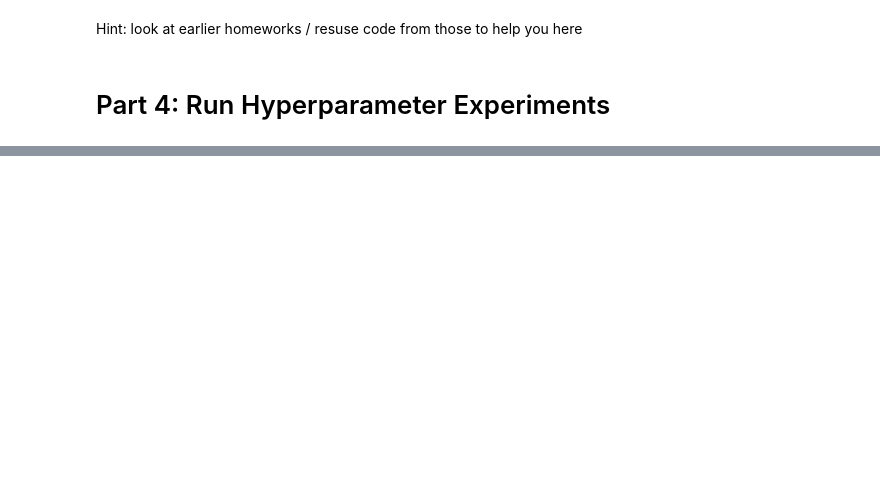
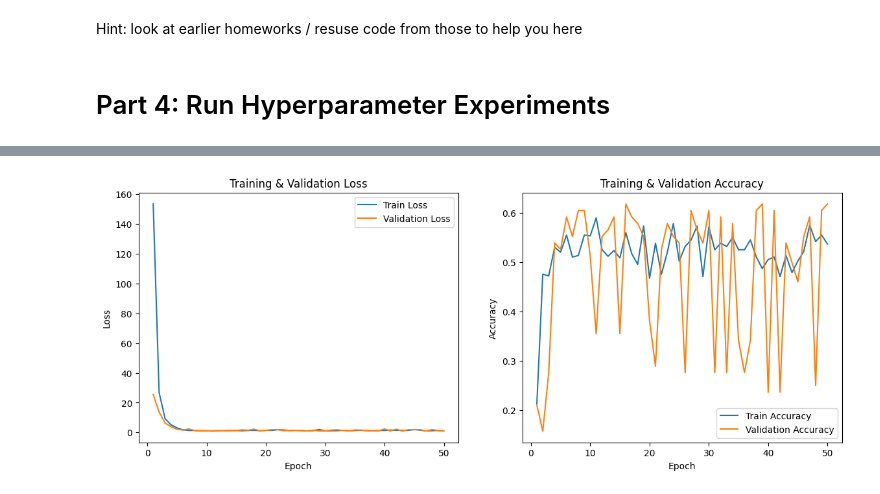
Before and after one commit to JanneWald/CS3960, a Jupyter notebook: HW7.ipynb, the cells around one changed output, grey strips where cells are left out. Drawn from its saved outputs; the diff is of its cells as text; code cells hidden in the pictures; blank space fills up the shorter version.

```diff
--- a/HW7.ipynb
+++ b/HW7.ipynb
@@ -943,0 +993,39 @@ TODO - Explain your experiments above. See assignment doc for more details.
+# %%
+epochs = range(1, 50 + 1)
+
+def get_result(results, descriptor):
+  for result in grid_results:
+    if result['descriptor'] != descriptor:
+      continue
+    else:
+      return result
+
+result = get_result(grid_results, hidden=32, lr=0.001, batch=64, layers=3)
+best_model_train_accuracies = result['train_curve']
+best_model_val_accuracies = result['val_curve']
+best_model_train_loss = result['train_loss']
+best_model_val_loss = result['val_loss']
+
+plt.figure(figsize=(14, 5))
+
+# Loss plot
+plt.subplot(1, 2, 1)
+plt.plot(epochs, best_model_train_loss, label='Train Loss')
+plt.plot(epochs, best_model_val_loss, label='Validation Loss')
+plt.xlabel('Epoch')
+plt.ylabel('Loss')
+plt.title('Training & Validation Loss')
+plt.legend()
+
+# Accuracy plot
+plt.subplot(1, 2, 2)
+plt.plot(epochs, best_model_train_accuracies, label='Train Accuracy')
+plt.plot(epochs, best_model_val_accuracies, label='Validation Accuracy')
+plt.xlabel('Epoch')
+plt.ylabel('Accuracy')
+plt.title('Training & Validation Accuracy')
+plt.legend()
+
+plt.show()
+# %% [output]
+[figure, added]
```
Also changed, not shown: parts of 43 cells of this notebook.
